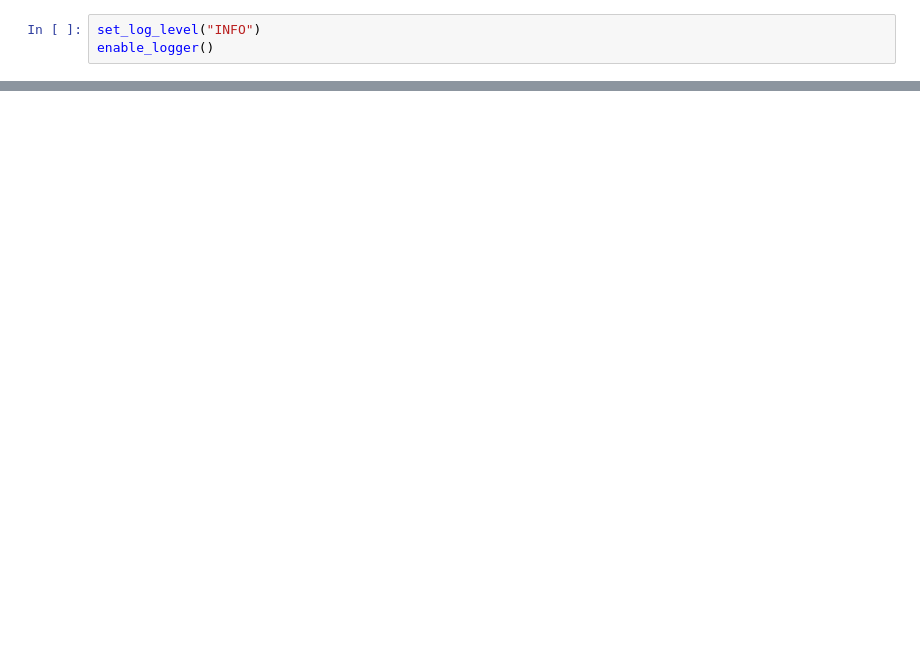
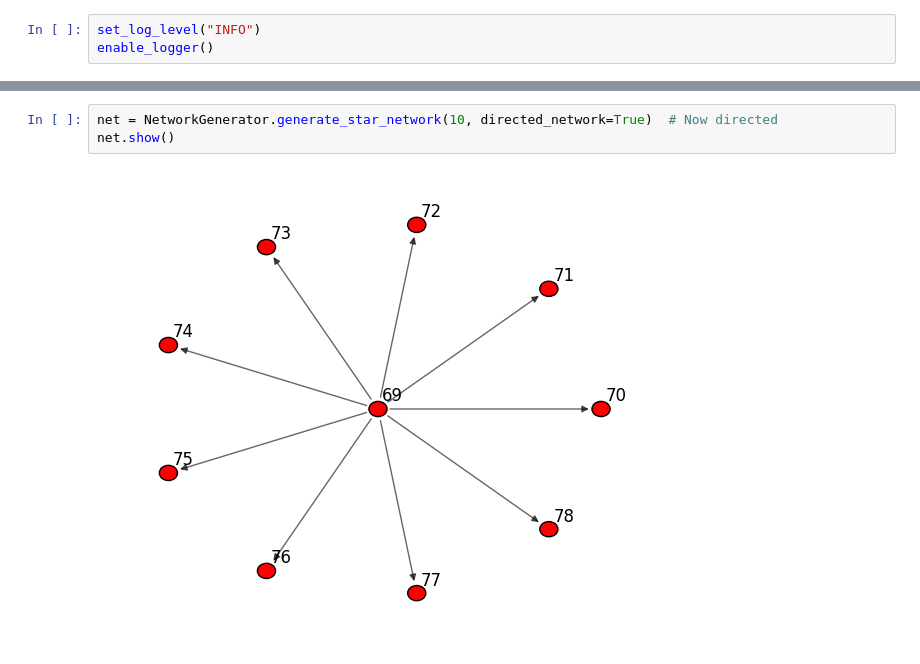
Before and after one commit to agustin-recoba/PyDistSim, a Jupyter notebook: docs/notebooks/network_generators.ipynb, the cells around one changed output, grey strips where cells are left out. Drawn from its saved outputs; the diff is of its cells as text; blank space fills up the shorter version.

```diff
--- a/docs/notebooks/network_generators.ipynb
+++ b/docs/notebooks/network_generators.ipynb
@@ -48,0 +44,5 @@ net.show()
+# %%
+net = NetworkGenerator.generate_star_network(10, directed_network=True)  # Now directed
+net.show()
+# %% [output]
+[figure, added]
```
Also changed, not shown: parts of 7 cells of this notebook, 26 other files.
